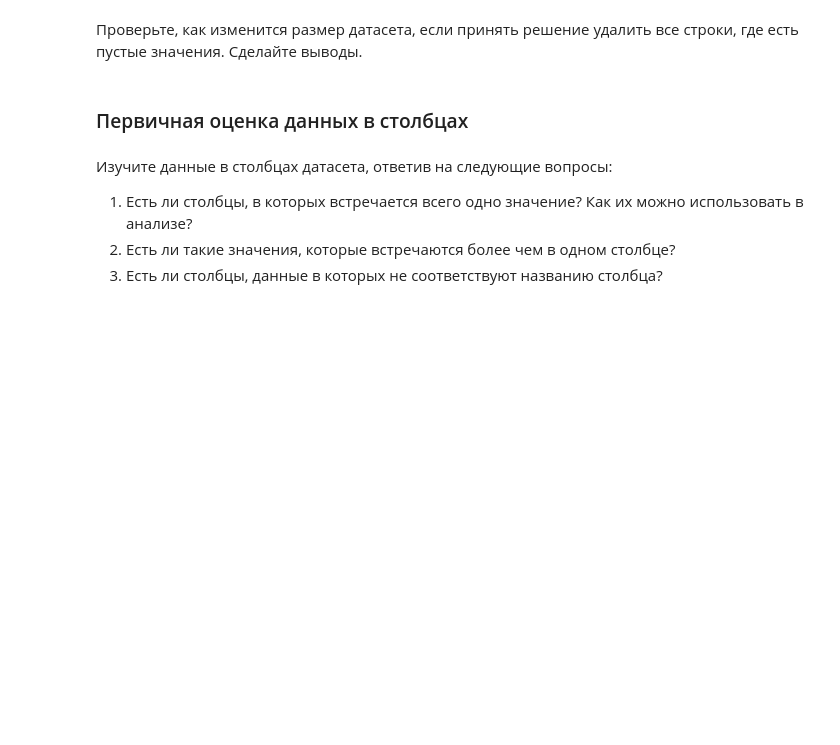
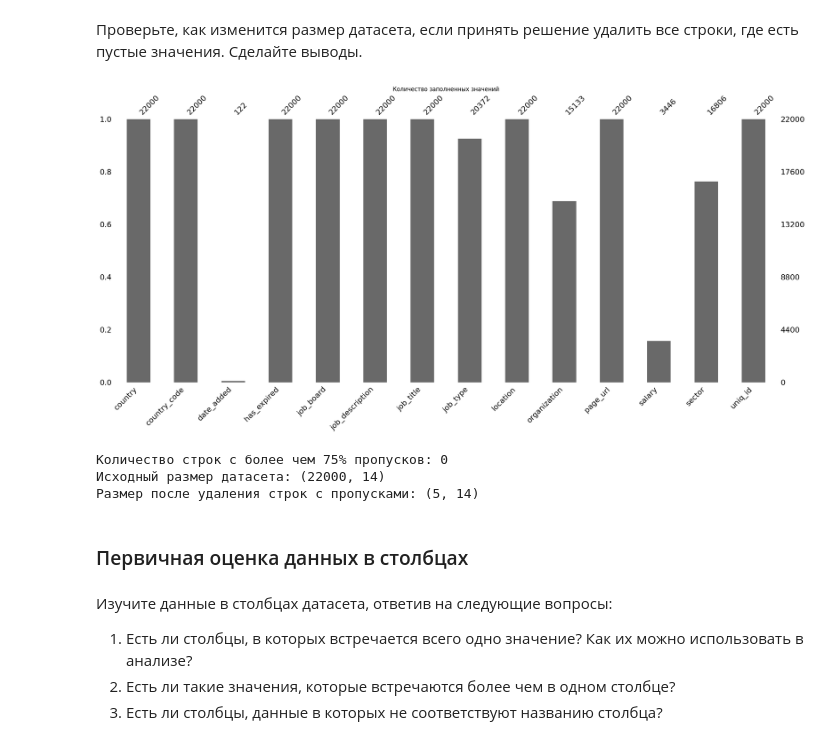
Before and after one commit to Krimaxev/Data_Visualisation_Methods_ITMO, a Jupyter notebook: labs/ЛР3_Обеспечение_качества_данных.ipynb, the cells around one changed output. Saved outputs shown, nothing was run; the diff lists cells and outputs as text; code cells hidden in the pictures; blank space fills up the shorter version.

```diff
--- a/labs/ЛР3_Обеспечение_качества_данных.ipynb
+++ b/labs/ЛР3_Обеспечение_качества_данных.ipynb
@@ -100,3 +141,24 @@ df.info()
+# %%
+threshold = int(df.shape[1] * 0.75)
+
+rows_with_many_missing = df[df.isna().sum(axis=1) > threshold]
+
+msno.bar(df)
+
+plt.title("Количество заполненных значений")
+plt.show()
+
+print("Количество строк с более чем 75% пропусков:",rows_with_many_missing.shape[0])
+
+df_dropna = df.dropna()
+
+print("Исходный размер датасета:", df.shape)
+print("Размер после удаления строк с пропусками:", df_dropna.shape)
+# %% [output]
+[figure, added]
+Количество строк с более чем 75% пропусков: 0
+Исходный размер датасета: (22000, 14)
+Размер после удаления строк с пропусками: (5, 14)
 # %% [markdown]
 ### Первичная оценка данных в столбцах
 # %% [markdown]
```
Also changed, not shown: parts of 31 cells of this notebook.
